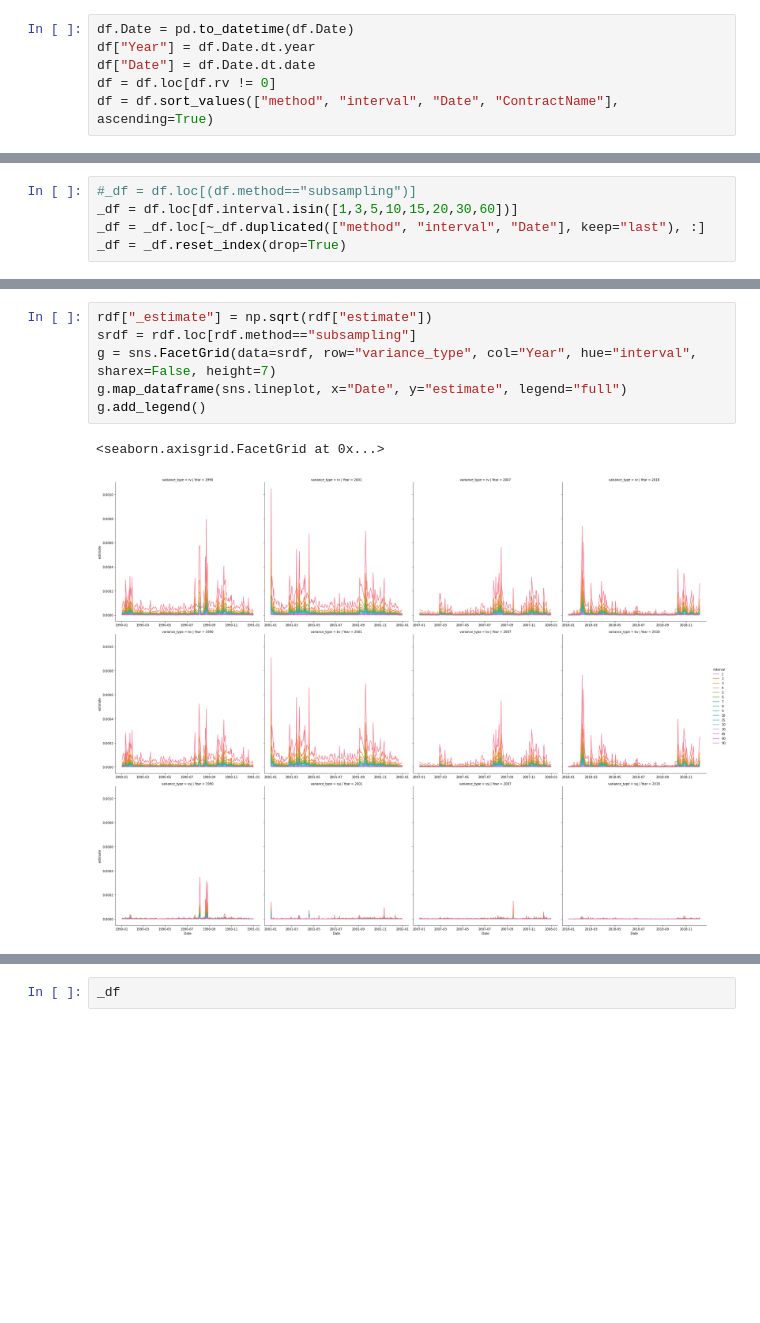
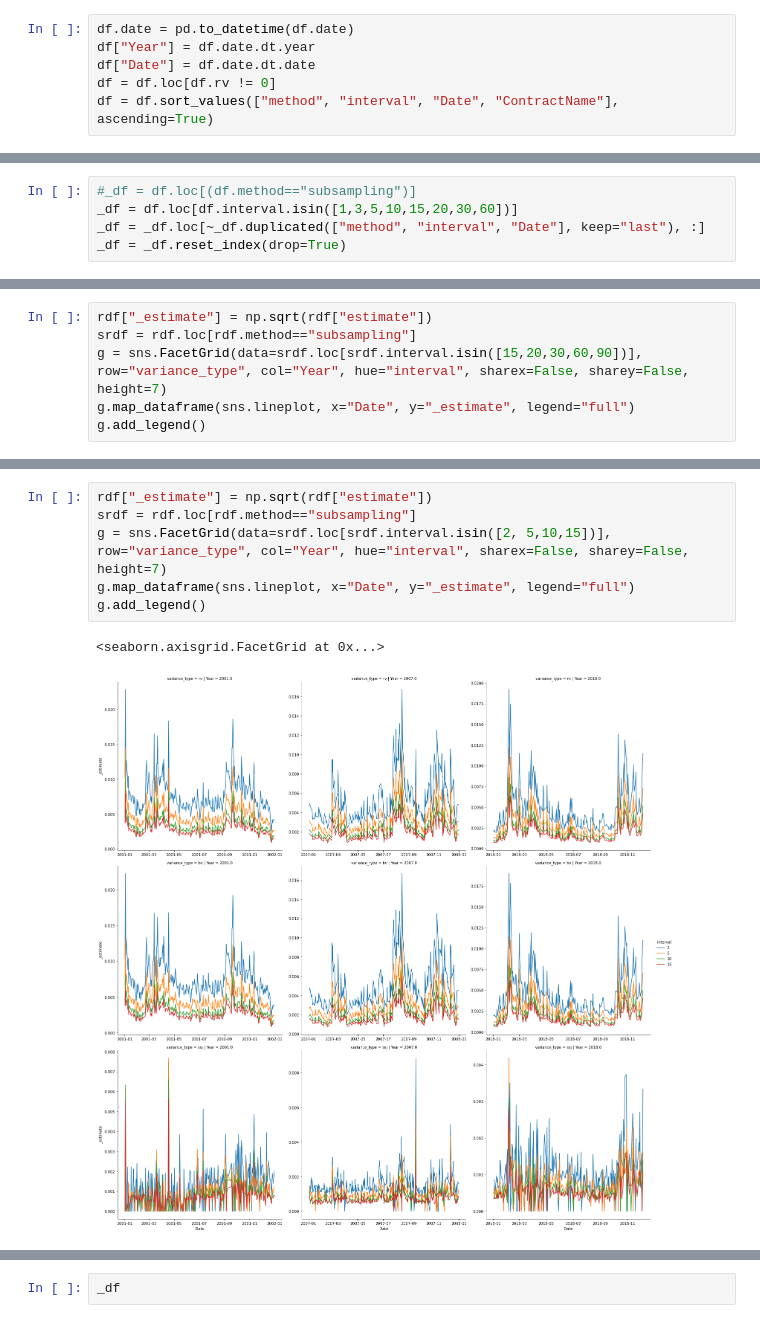
Before and after one commit to GarYves/HEC_ML_DEV2, a Jupyter notebook: exploration.ipynb, the cells around one changed output, grey strips where cells are left out. Cells and saved outputs as stored; diff of their text form; blank space fills up the shorter version.

```diff
--- a/exploration.ipynb
+++ b/exploration.ipynb
@@ -13,6 +11,6 @@ AttributeError: Can only use .dt accessor with datetimelike values
 # %%
-df.Date = pd.to_datetime(df.Date)
-df["Year"] = df.Date.dt.year
-df["Date"] = df.Date.dt.date
+df.date = pd.to_datetime(df.date)
+df["Year"] = df.date.dt.year
+df["Date"] = df.date.dt.date
 df = df.loc[df.rv != 0]
 df = df.sort_values(["method", "interval", "Date", "ContractName"], ascending=True)
@@ -42,0 +52,6 @@ g.add_legend()
+# %%
+rdf["_estimate"] = np.sqrt(rdf["estimate"])
+srdf = rdf.loc[rdf.method=="subsampling"]
+g = sns.FacetGrid(data=srdf.loc[srdf.interval.isin([15,20,30,60,90])], row="variance_type", col="Year", hue="interval", sharex=False, sharey=False, height=7)
+g.map_dataframe(sns.lineplot, x="Date", y="_estimate", legend="full")
+g.add_legend()
@@ -43,12 +61,12 @@ g.add_legend()
 # %%
 rdf["_estimate"] = np.sqrt(rdf["estimate"])
 srdf = rdf.loc[rdf.method=="subsampling"]
-g = sns.FacetGrid(data=srdf, row="variance_type", col="Year", hue="interval", sharex=False, height=7)
-g.map_dataframe(sns.lineplot, x="Date", y="estimate", legend="full")
+g = sns.FacetGrid(data=srdf.loc[srdf.interval.isin([2, 5,10,15])], row="variance_type", col="Year", hue="interval", sharex=False, sharey=False, height=7)
+g.map_dataframe(sns.lineplot, x="Date", y="_estimate", legend="full")
 g.add_legend()
 # %% [output]
 <seaborn.axisgrid.FacetGrid at 0x...>
-[figure, old version]
+[figure, new version]
 # %%
 _df = df.loc[df["method"] == "naive", ["Date", "ContractName", "interval", "rv"]]
 _df["_Date"] = _df["Date"].apply(lambda x: x.toordinal())
```
Also changed, not shown: parts of 8 cells of this notebook, 8 other files.
